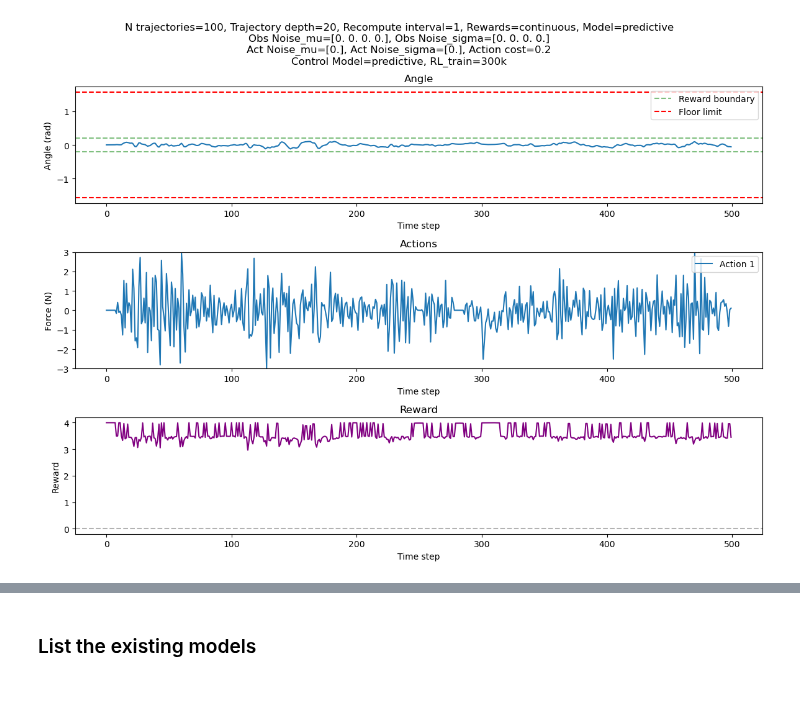
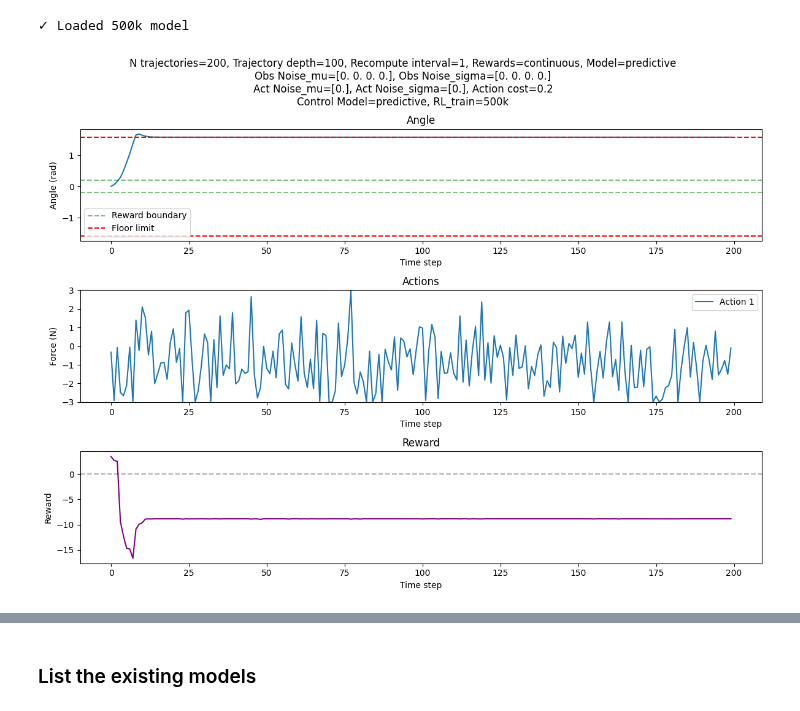
Before and after one commit to jtbuch/mpc_dojo, a Jupyter notebook: cartpole/notebooks/MujocoCartpoleSimulations.ipynb, the cells around one changed output, grey strips where cells are left out. Drawn from its saved outputs; the diff is of its cells as text; code cells hidden in the pictures.

```diff
--- a/cartpole/notebooks/MujocoCartpoleSimulations.ipynb
+++ b/cartpole/notebooks/MujocoCartpoleSimulations.ipynb
@@ -12,11 +12,11 @@ import torch
 from stable_baselines3 import TD3
 # %%
 # Simulate the bird
-planning_width = 100 # how many trajectories to simulate
-n_planning = 20 # how deep the rolout of each trajectory is
+planning_width = 200 # how many trajectories to simulate
+n_planning = 100 # how deep the rolout of each trajectory is
 recompute_interval = 1
 n_episodes = 1
-time_steps = 500
+time_steps = 200
 reward_type='continuous' # rewards can be 'discrete' or 'continuous'
 obs_noise_mu=np.array([0.0, 0.0, 0.0, 0.0]) # mean of the noise added to the observations
 obs_noise_sigma=np.array([0.0, 0.0, 0.0, 0.0]) # standard deviation of the noise added to the observations
@@ -24,8 +24,8 @@ act_noise_mu=np.array([0.0]) # mean of the noise added to the actions
 act_noise_sigma=np.array([0.0]) # standard deviation of the noise added to the actions
 action_cost = 0.2
 control_model = 'predictive' # sampling method can be 'predictive' or 'random'
-value = 'env' # value can be 'env' or 'rl' to use MuJoCo env or RL model
-rl_model = '300k' # name of the RL model to use, if applicable
+value = 'rl' # value can be 'env' or 'rl' to use MuJoCo env or RL model
+rl_model = '500k' # name of the RL model to use, if applicable
 
 bird = MPCShittyBird(n_actions = 10, planning_width=planning_width, n_planning=n_planning, reward_type=reward_type, action_cost=action_cost, control_model=control_model,value=value, rl_model=rl_model)
 
@@ -56,34 +56,35 @@ plt.subplot(3, 1, 1)  # Changed to 3 rows
 plt.plot(angle)
 plt.title('Angle')
 plt.xlabel('Time step')
 plt.ylabel('Angle (rad)')
 plt.axhline(y=-0.2, color='g', linestyle='--', alpha=0.5, label='Reward boundary')
 plt.axhline(y=0.2, color='g', linestyle='--', alpha=0.5)
 plt.axhline(y=-1.573, color='r', linestyle='--', label='Floor limit')
 plt.axhline(y=1.573, color='r', linestyle='--')
 plt.legend()
 
 # Plot the actions
 plt.subplot(3, 1, 2)  # Changed to 3 rows
 plt.plot(actions)
 plt.title('Actions')
 plt.xlabel('Time step')
 plt.ylabel('Force (N)')
 plt.ylim(-3, 3)
 plt.legend([f'Action {i+1}' for i in range(actions.shape[1])], loc='upper right')
 
 # Add reward subplot
 plt.subplot(3, 1, 3)
 plt.plot(reward, 'purple')
 plt.title('Reward')
 plt.xlabel('Time step')
 plt.ylabel('Reward')
 plt.axhline(y=0, color='k', linestyle='--', alpha=0.3)
 
 plt.tight_layout()
 plt.show()
 # %% [output]
+✓ Loaded 500k model
-[figure, old version]
+[figure, new version]
 # %%
 single_sim_config = {
     'planning_width': 100,
```
Also changed, not shown: parts of 2 cells of this notebook.
